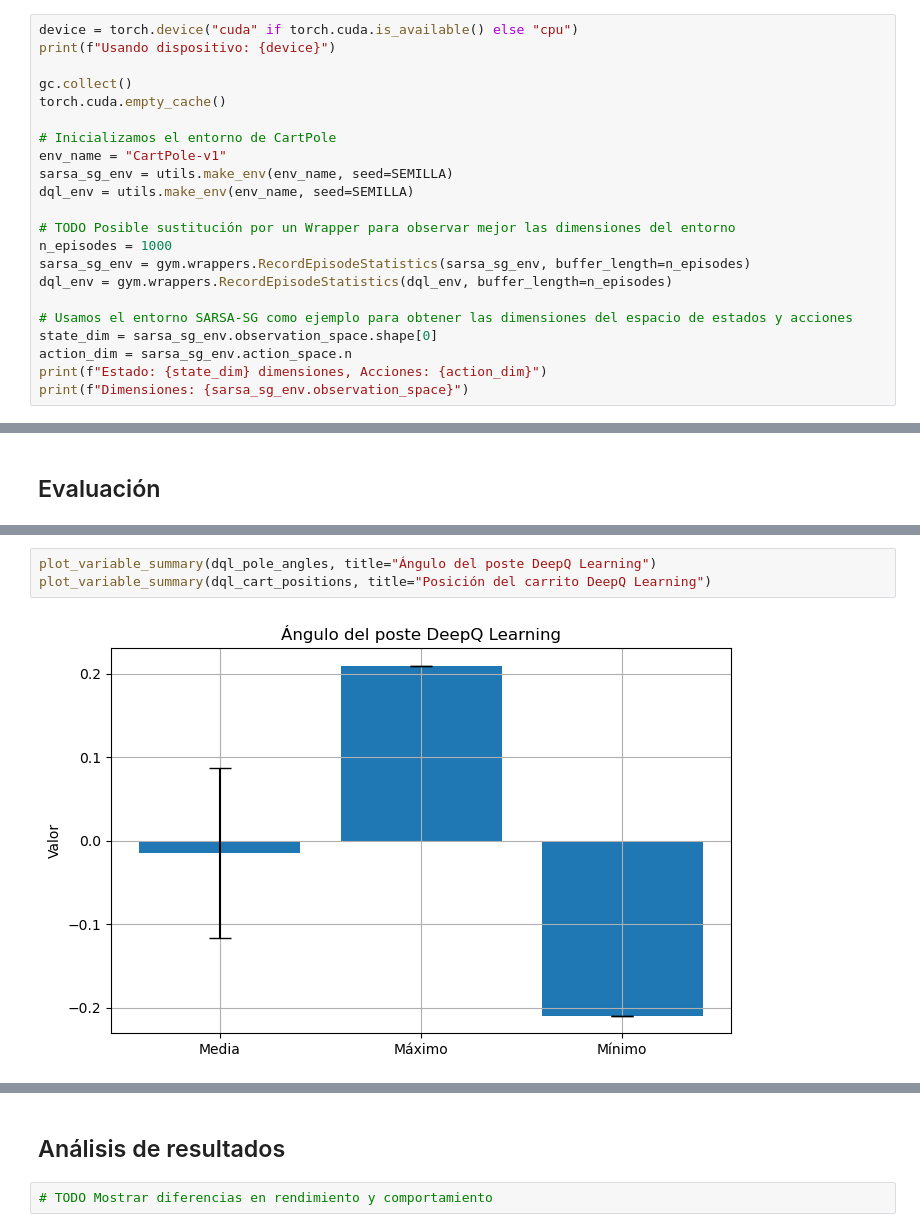
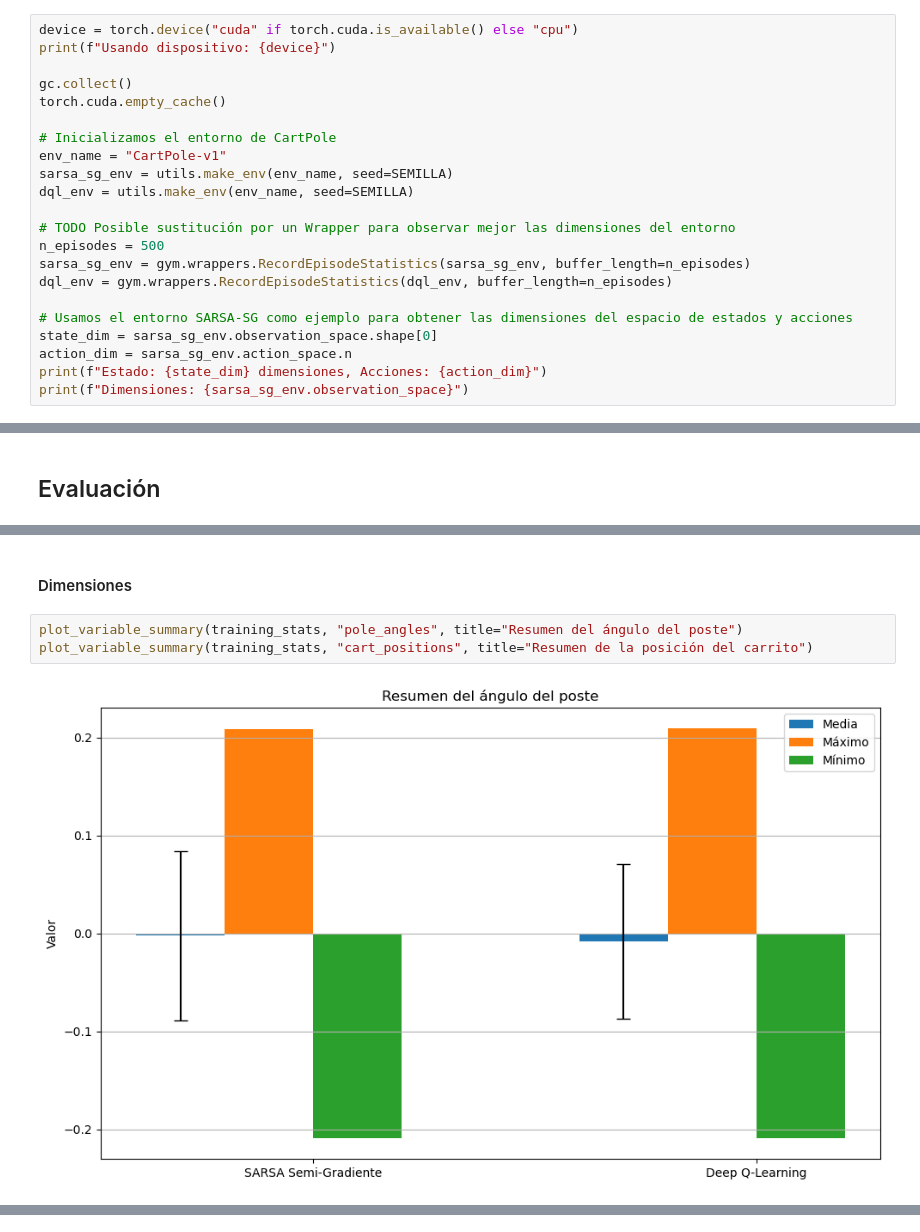
Before and after one commit to oliatom350/RL_SFDD, a Jupyter notebook: Estudio_Metodos_Aproximaciones.ipynb, the cells around one changed output, grey strips where cells are left out. Saved outputs shown, nothing was run; the diff lists cells and outputs as text.

```diff
--- a/Estudio_Metodos_Aproximaciones.ipynb
+++ b/Estudio_Metodos_Aproximaciones.ipynb
@@ -58,7 +54,7 @@ sarsa_sg_env = utils.make_env(env_name, seed=SEMILLA)
 dql_env = utils.make_env(env_name, seed=SEMILLA)
 
 # TODO Posible sustitución por un Wrapper para observar mejor las dimensiones del entorno
-n_episodes = 1000
+n_episodes = 500
 sarsa_sg_env = gym.wrappers.RecordEpisodeStatistics(sarsa_sg_env, buffer_length=n_episodes)
 dql_env = gym.wrappers.RecordEpisodeStatistics(dql_env, buffer_length=n_episodes)
 
@@ -266,5 +358,7 @@ plot_action_distribution_from_counts(dql_actions, title="Distribución de accion
+# %% [markdown]
+#### Dimensiones
 # %%
-plot_variable_summary(dql_pole_angles, title="Ángulo del poste DeepQ Learning")
-plot_variable_summary(dql_cart_positions, title="Posición del carrito DeepQ Learning")
+plot_variable_summary(training_stats, "pole_angles", title="Resumen del ángulo del poste")
+plot_variable_summary(training_stats, "cart_positions", title="Resumen de la posición del carrito")
 # %% [output]
-[figure, old version]
+[figure, new version]
@@ -272,4 +365,0 @@ plot_variable_summary(dql_cart_positions, title="Posición del carrito DeepQ Lea
-# %% [markdown]
-## Análisis de resultados
-# %%
-# TODO Mostrar diferencias en rendimiento y comportamiento
```
Also changed, not shown: parts of 40 cells of this notebook, 1 other file.
